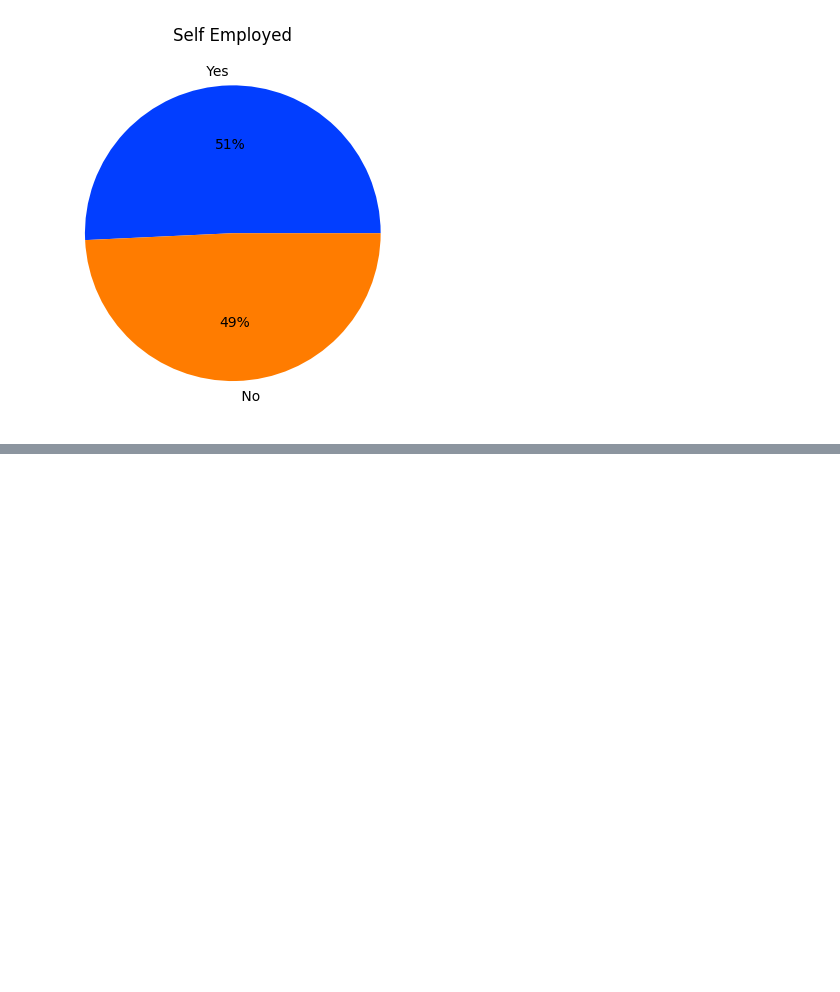
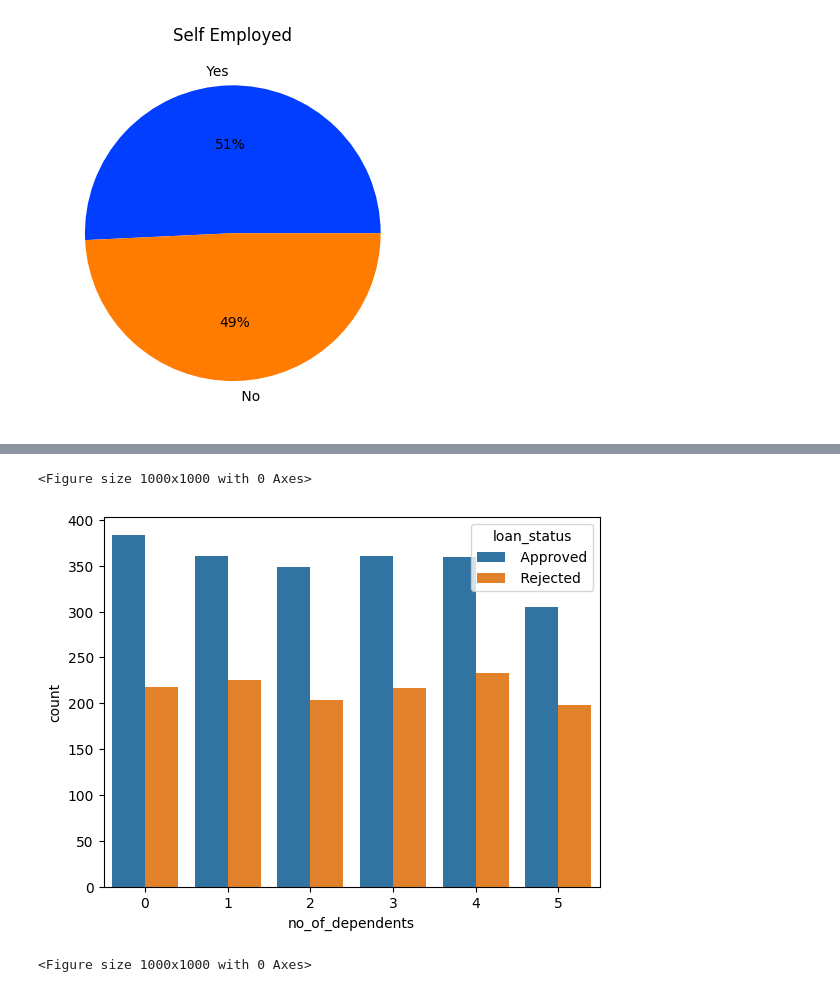
Before and after one commit to NeelaGitH/Loan-Prediction, a Jupyter notebook: model.ipynb, the cells around one changed output, grey strips where cells are left out. Drawn from its saved outputs; the diff is of its cells as text; code cells hidden in the pictures; blank space fills up the shorter version.

```diff
--- a/model.ipynb
+++ b/model.ipynb
@@ -98,0 +156,7 @@ Text(0.5, 1.0, 'Self Employed')
+# %%
+sns.countplot(X_train, x = 'no_of_dependents', hue= y_train)
+plt.figure(figsize=(10, 10))
+# %% [output]
+<Figure size 1000x1000 with 0 Axes>
+[figure, added]
+<Figure size 1000x1000 with 0 Axes>
```
Also changed, not shown: parts of 43 cells of this notebook.
